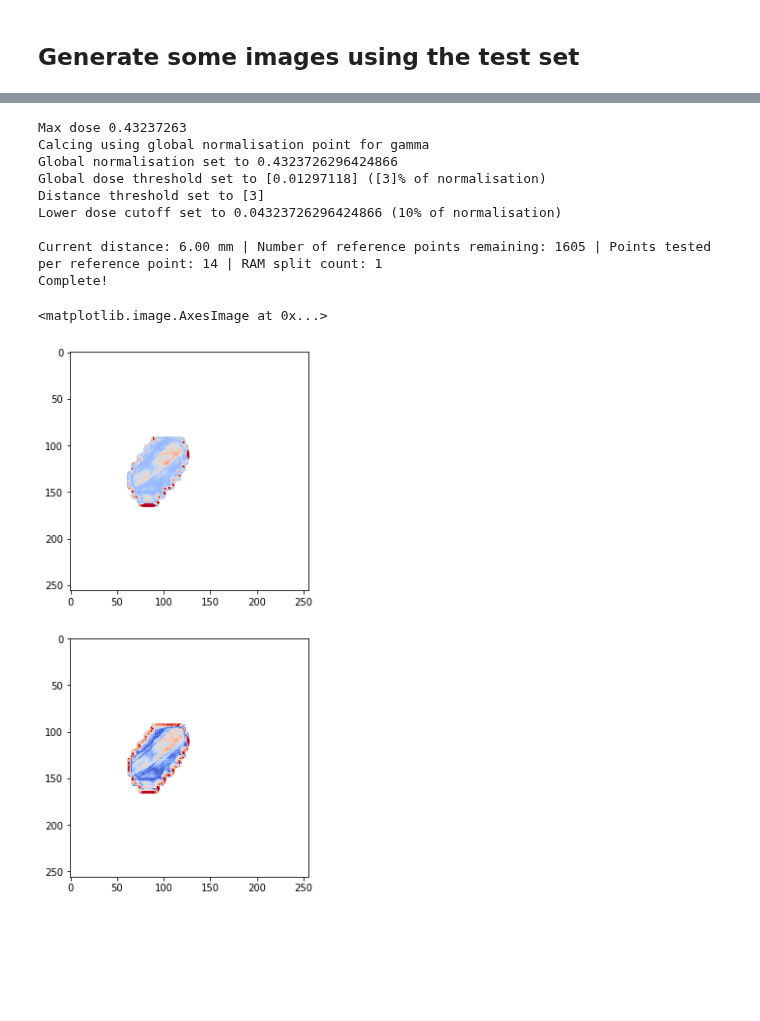
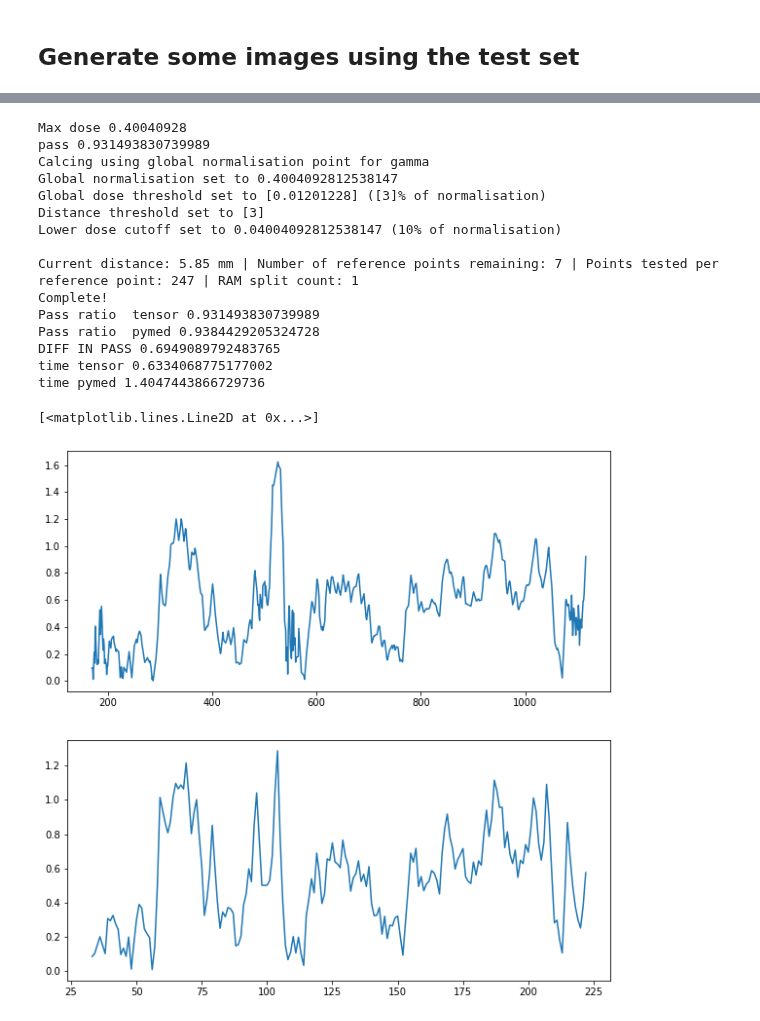
Before and after one commit to cbojechko/Image_Prediction, a Jupyter notebook: gamma_loss_test.ipynb, the cells around one changed output, grey strips where cells are left out. Cells and saved outputs as stored; diff of their text form; code cells hidden in the pictures; blank space fills up the shorter version.

```diff
--- a/gamma_loss_test.ipynb
+++ b/gamma_loss_test.ipynb
@@ -772,7 +772,7 @@ gamma_options = {
     'dose_percent_threshold': 3,
     'distance_mm_threshold': 3,
     'lower_percent_dose_cutoff': 10,
-    'interp_fraction': 1,  # Should be 10 or more, see the paper referenced above
+    'interp_fraction': 20,  # Should be 10 or more, see the paper referenced above
     'max_gamma': 2,
     'random_subset': None,  # Can be used to get quick pass rates
     'local_gamma': False,  # Change to false for global gamma
@@ -794,7 +794,7 @@ coords = (yepid,xepid)
 # valid_dataset = tf.data.Dataset.from_tensor_slices((valid_data))
 # valid_dataset = valid_dataset.batch(BATCH_SIZE)
 # %%
-example = next(iter(test_dataset))
+example = next(iter(valid_dataset))
 input = example[0]
 #print(tf.shape(cbct_input))
 tar = example[1]
@@ -833,9 +833,9 @@ plt.plot(predvec,'b')
 gamma_test = pymedphys.gamma(coords,rtimage, coords, prediction, **gamma_options)
 valid_gamma = gamma_test[~np.isnan(gamma_test)]
 
-num_bins = (
-    gamma_options['interp_fraction'] * gamma_options['max_gamma'])
-bins = np.linspace(0, gamma_options['max_gamma'], num_bins + 1)
+#num_bins = (
+#    gamma_options['interp_fraction'] * gamma_options['max_gamma'])
+#bins = np.linspace(0, gamma_options['max_gamma'], num_bins + 1)
 
 #gamma_no_noise = pymedphys.gamma(coords, rtimage, coords, prediction,**gamma_options)
 plt.subplot(2, 2, 4)
@@ -845,6 +845,6 @@ plt.imshow( gamma_test, clim=(0, 2), cmap='coolwarm')
 # plt.hist(valid_gamma, bins, density=True)
 # plt.xlim([0, gamma_options['max_gamma']])
 pass_ratio = np.sum(valid_gamma <= 1) / len(valid_gamma)
-plt.title(f"Local Gamma ({gamma_options['dose_percent_threshold']}%/{gamma_options['distance_mm_threshold']}mm) | Percent Pass: {pass_ratio*100:.2f} %")
+#plt.title(f"Local Gamma ({gamma_options['dose_percent_threshold']}%/{gamma_options['distance_mm_threshold']}mm) | Percent Pass: {pass_ratio*100:.2f} %")
 # %% [output]
 Calcing using global normalisation point for gamma
@@ -923,52 +1005,76 @@ tar = tf.squeeze(image, axis=0)
 tar = tf.squeeze(tar, axis=-1)
 rtimage = tar
 
 prediction = tf.squeeze(pred, axis=0)
 prediction = tf.squeeze(prediction, axis=-1)
 prediction = prediction
 
 plt.figure(figsize=(10, 10))
+
+#tmp = 99*tf.ones(tf.shape(image))
+#print(tmp)
+
 start = time.time()
-minp = getTensorGamma(image,pred)
-#end = time.time()
+minp,passr = getTensorGamma3(image,pred)
+end = time.time()
 
-#print(str(end-start))
-#
+
+gamsum = (minp < 1.0).sum()
+
 plt.subplot(2, 1, 1)
-plt.imshow( minp,clim=(0, 2),cmap='coolwarm')
+#plt.imshow( minp,clim=(0, 2),cmap='coolwarm')
 
 #plt.hist(minp)
 # tf.max(minp)
-# plt.plot(minp[128,1:256])
-
+plt.plot(minp[640,1:1280])
+start2 = time.time()
 gamma_test = pymedphys.gamma(coords,rtimage, coords, prediction, **gamma_options)
 valid_gamma = gamma_test[~np.isnan(gamma_test)]
 
-num_bins = (
-    gamma_options['interp_fraction'] * gamma_options['max_gamma'])
-bins = np.linspace(0, gamma_options['max_gamma'], num_bins + 1)
+#num_bins = (
+#    gamma_options['interp_fraction'] * gamma_options['max_gamma'])
+#bins = np.linspace(0, gamma_options['max_gamma'], num_bins + 1)
 
 #gamma_no_noise = pymedphys.gamma(coords, rtimage, coords, prediction,**gamma_options)
+pass_ratio = np.sum(valid_gamma <= 1) / len(valid_gamma)
 
+end2 = time.time()
+
+
+#print("time " + str(end-start))
+
+#print("Pass npix gamma " + str( np.sum(valid_gamma <= 1)))
+#print("Pass len gamma " + str(len(valid_gamma)))
+print("Pass ratio  tensor " + str(passr))
+print("Pass ratio  pymed " + str(pass_ratio))
+print("DIFF IN PASS " + str(100*(pass_ratio-passr)))
+print("time tensor " + str(end-start))
+print("time pymed " + str(end2-start2))
 plt.subplot(2, 1, 2)
 
 #print("tensor method " + str(minp[128,128])," gamma method " + str(gamma_test[128,128]))
 #print(gamma_test)
-plt.imshow( gamma_test, clim=(0, 2), cmap='coolwarm')
+#plt.imshow( gamma_test, clim=(0, 2), cmap='coolwarm')
 #plt.hist(gamma_test)
-#plt.plot(gamma_test[128,1:256])
+plt.plot(gamma_test[128,1:256])
 # %% [output]
-Max dose 0.43237263
+Max dose 0.40040928
+pass 0.931493830739989
 Calcing using global normalisation point for gamma
-Global normalisation set to 0.4323726296424866
-Global dose threshold set to [0.01297118] ([3]% of normalisation)
+Global normalisation set to 0.4004092812538147
+Global dose threshold set to [0.01201228] ([3]% of normalisation)
 Distance threshold set to [3]
-Lower dose cutoff set to 0.04323726296424866 (10% of normalisation)
+Lower dose cutoff set to 0.04004092812538147 (10% of normalisation)
 
-Current distance: 6.00 mm | Number of reference points remaining: 1605 | Points tested per reference point: 14 | RAM split count: 1
+Current distance: 5.85 mm | Number of reference points remaining: 7 | Points tested per reference point: 247 | RAM split count: 1
 Complete!
+Pass ratio  tensor 0.931493830739989
+Pass ratio  pymed 0.9384429205324728
+DIFF IN PASS 0.6949089792483765
+time tensor 0.6334068775177002
+time pymed 1.4047443866729736
-<matplotlib.image.AxesImage at 0x...>
+[<matplotlib.lines.Line2D at 0x...>]
-[figure, old version]
+[figure, new version]
 # %%
 #kernel_in = np.ones((1,3,3,1))
 #kernel_in = tf.constant(kernel_in,dtype=tf.float32)
```
Also changed, not shown: parts of 14 cells of this notebook.
